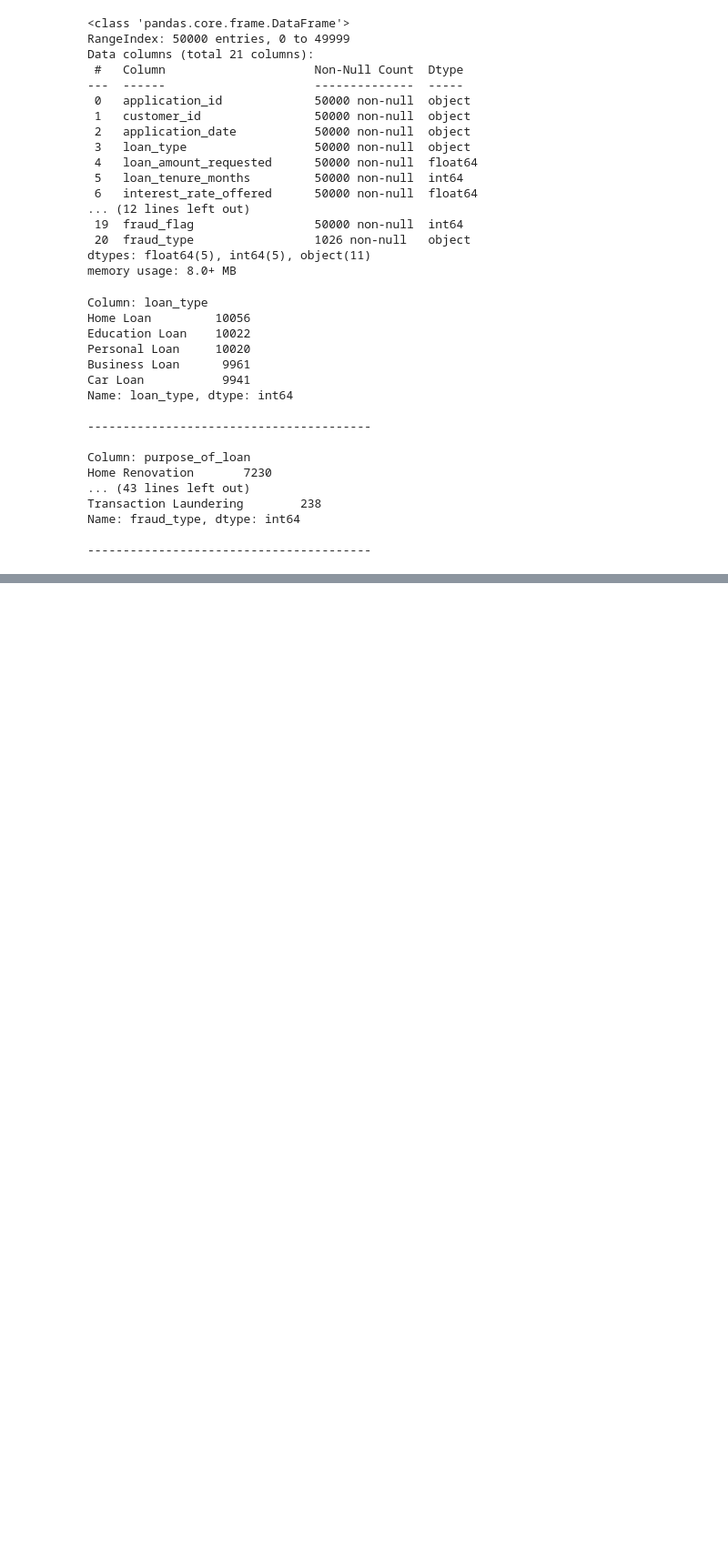
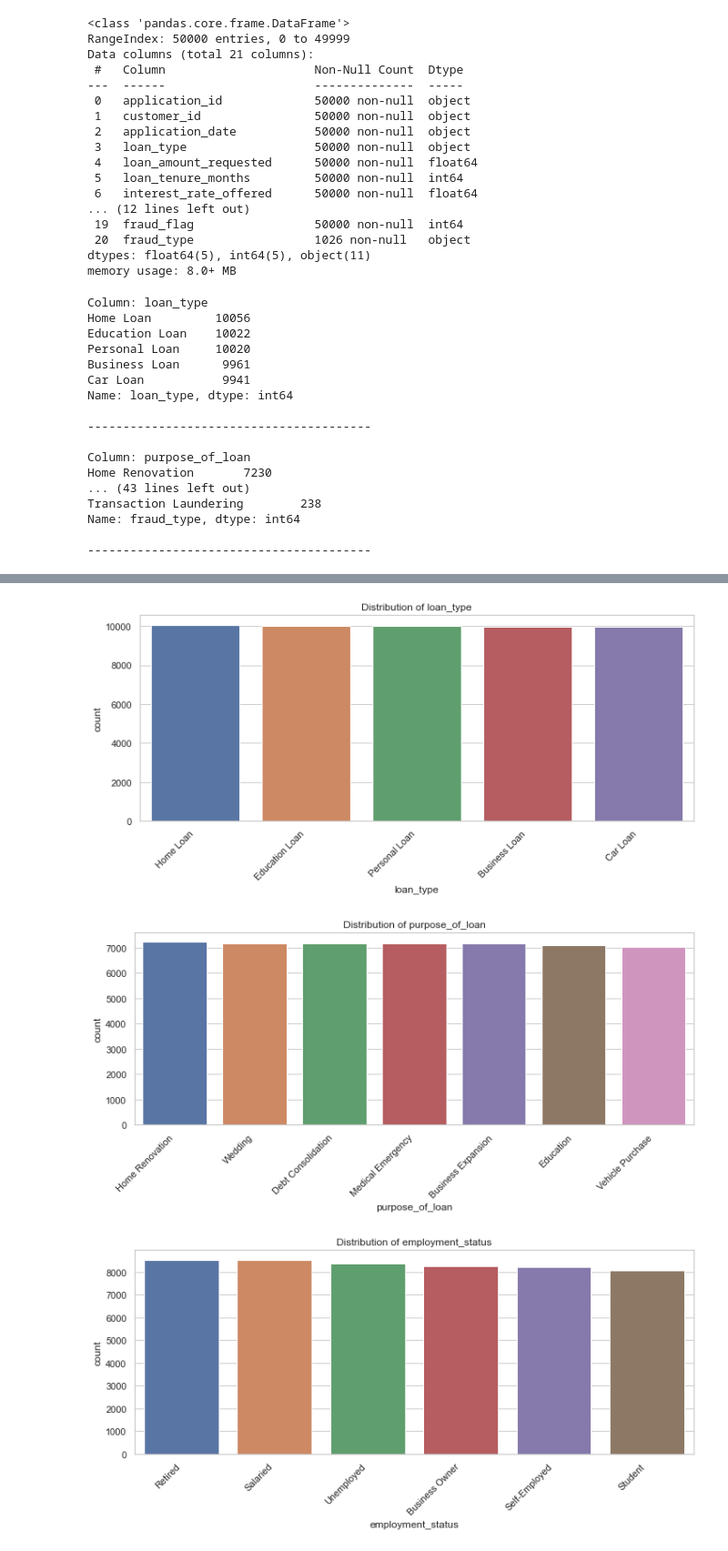
Before and after one commit to yabichara/loan-fraud-detection, a Jupyter notebook: notebooks/01_eda.ipynb, the cells around one changed output, grey strips where cells are left out. Shown: that part at 91% size. Cells and saved outputs as stored; diff of their text form; code cells hidden in the pictures; blank space fills up the shorter version.

```diff
--- a/notebooks/01_eda.ipynb
+++ b/notebooks/01_eda.ipynb
@@ -97,0 +107,14 @@ Name: fraud_type, dtype: int64
+# %%
+#Distribution of values of categorical features
+
+for col in loan_cat_fea:
+    plt.figure(figsize=(10, 5))
+    sns.countplot(data=df_loan, x=col, order=df_loan[col].value_counts().index)
+    plt.title(f"Distribution of {col}")
+    plt.xticks(rotation=45, ha='right')
+    plt.tight_layout()
+    plt.show()
+# %% [output]
+[figure, added]
+[figure, added]
+[figure, added]
```
Also changed, not shown: parts of 13 cells of this notebook.
